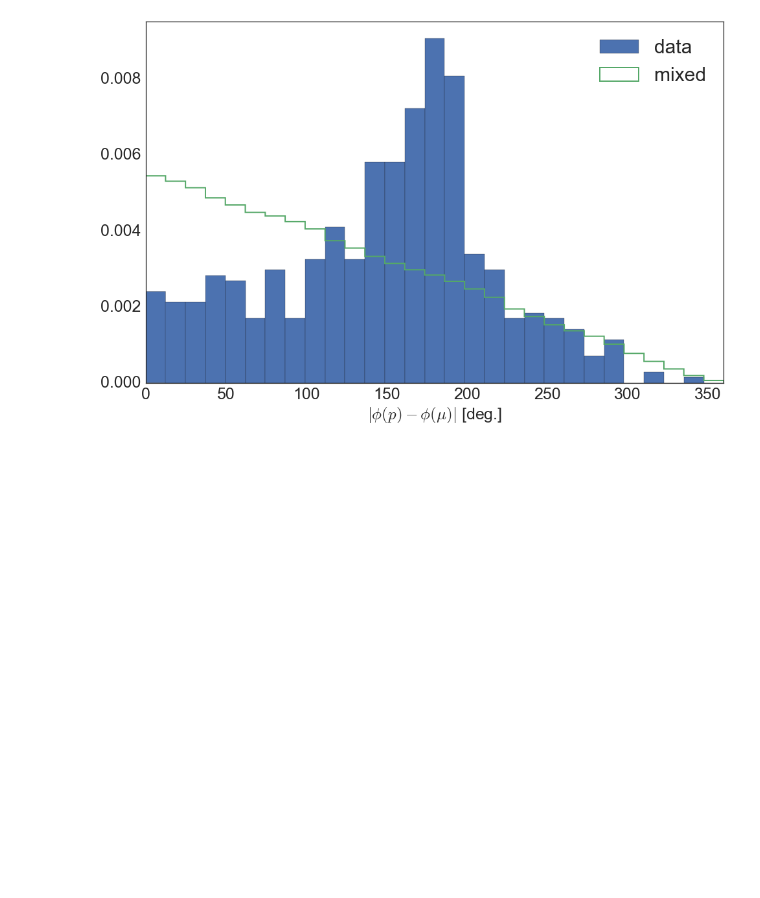
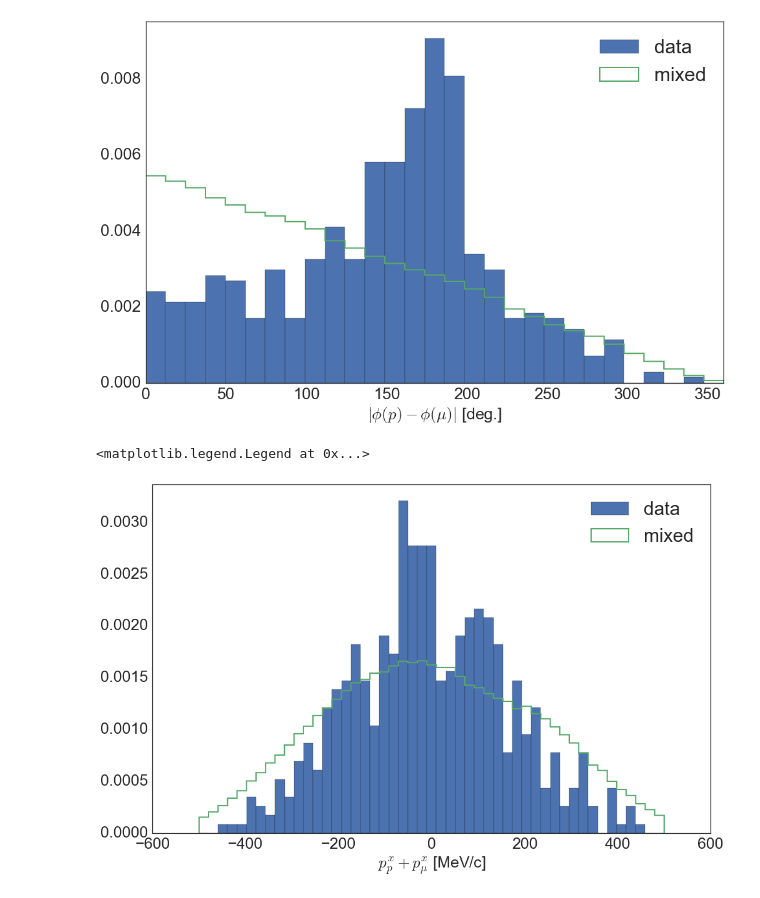
Before and after one commit to erezcoh4/AnalysisTreesInformation, a Jupyter notebook: AnaTreesPackage/notebooks/CCQE_events_anafile_plos.ipynb, the cells around one changed output. Drawn from its saved outputs; the diff is of its cells as text; code cells hidden in the pictures; blank space fills up the shorter version.

```diff
--- a/AnaTreesPackage/notebooks/CCQE_events_anafile_plos.ipynb
+++ b/AnaTreesPackage/notebooks/CCQE_events_anafile_plos.ipynb
@@ -68,3 +79,20 @@ plt.legend(loc='upper right',fontsize=30)
 # %% [output]
 <matplotlib.legend.Legend at 0x...>
 [figure]
+# %%
+Px_mu_p = data.mu_P*np.sin(data.mu_theta)*np.cos(data.mu_phi)+data.p_P*np.sin(data.p_theta)*np.cos(data.p_phi)
+mixed_Px_mu_p = mixed.mu_P*np.sin(mixed.mu_theta)*np.cos(mixed.mu_phi)+mixed.p_P*np.sin(mixed.p_theta)*np.cos(mixed.p_phi)
+
+bins=np.linspace(-500,500,50)
+ax , h , bins , patches = plot_1d_hist( Px_mu_p ,
+                                       bins=bins ,
+                                       xlabel='$p_p^x+p_{\\mu}^x$ [MeV/c]' ,
+                                       label = 'data',
+                                       figsize=(16,10),
+                                       normed=1);
+plt.hist(mixed_Px_mu_p,histtype='step',label='mixed',linewidth=2,normed=1,bins=bins);
+mid = 0.5*(bins[1:] + bins[:-1])
+plt.legend(loc='upper right',fontsize=30)
+# %% [output]
+<matplotlib.legend.Legend at 0x...>
+[figure, added]
```
Also changed, not shown: parts of 6 cells of this notebook, 2 other files.
